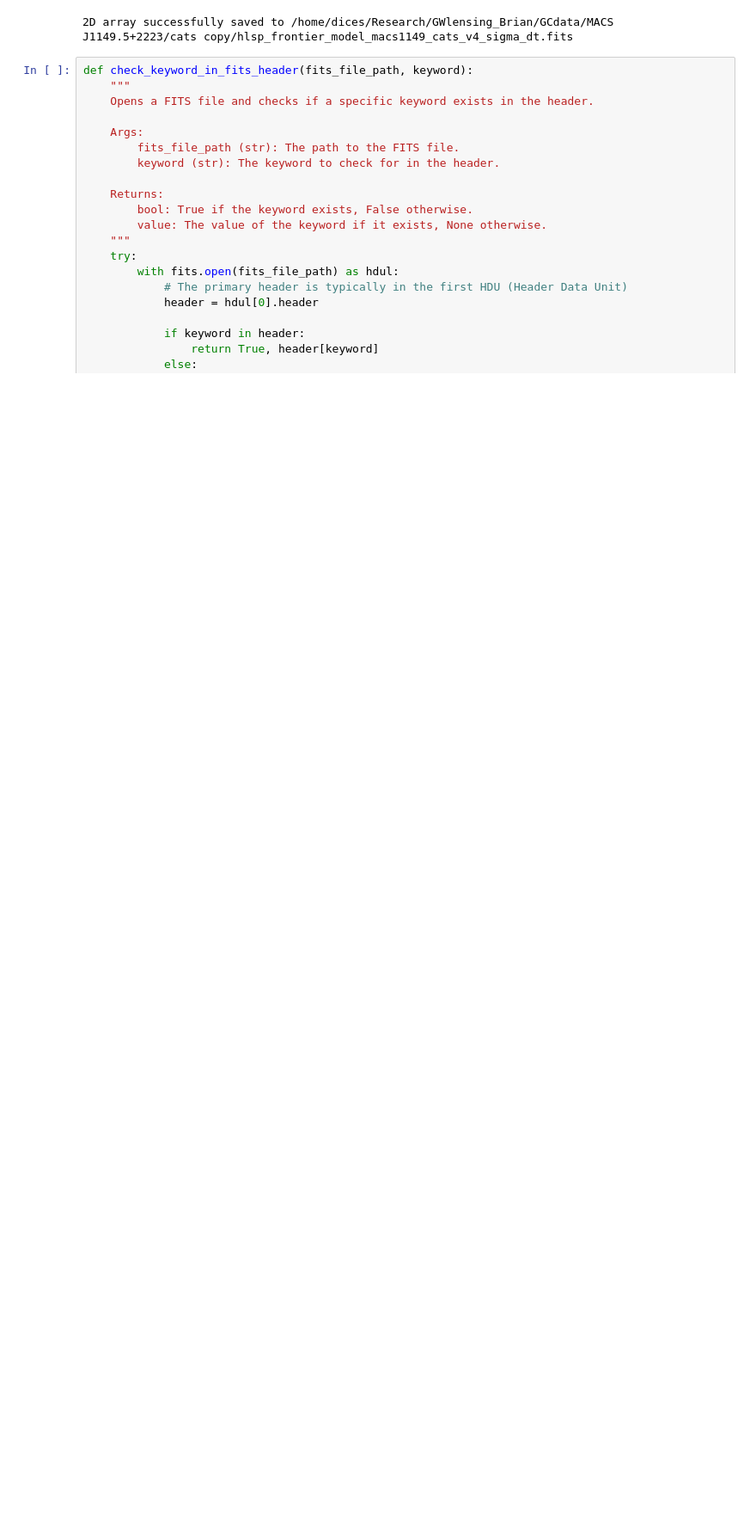
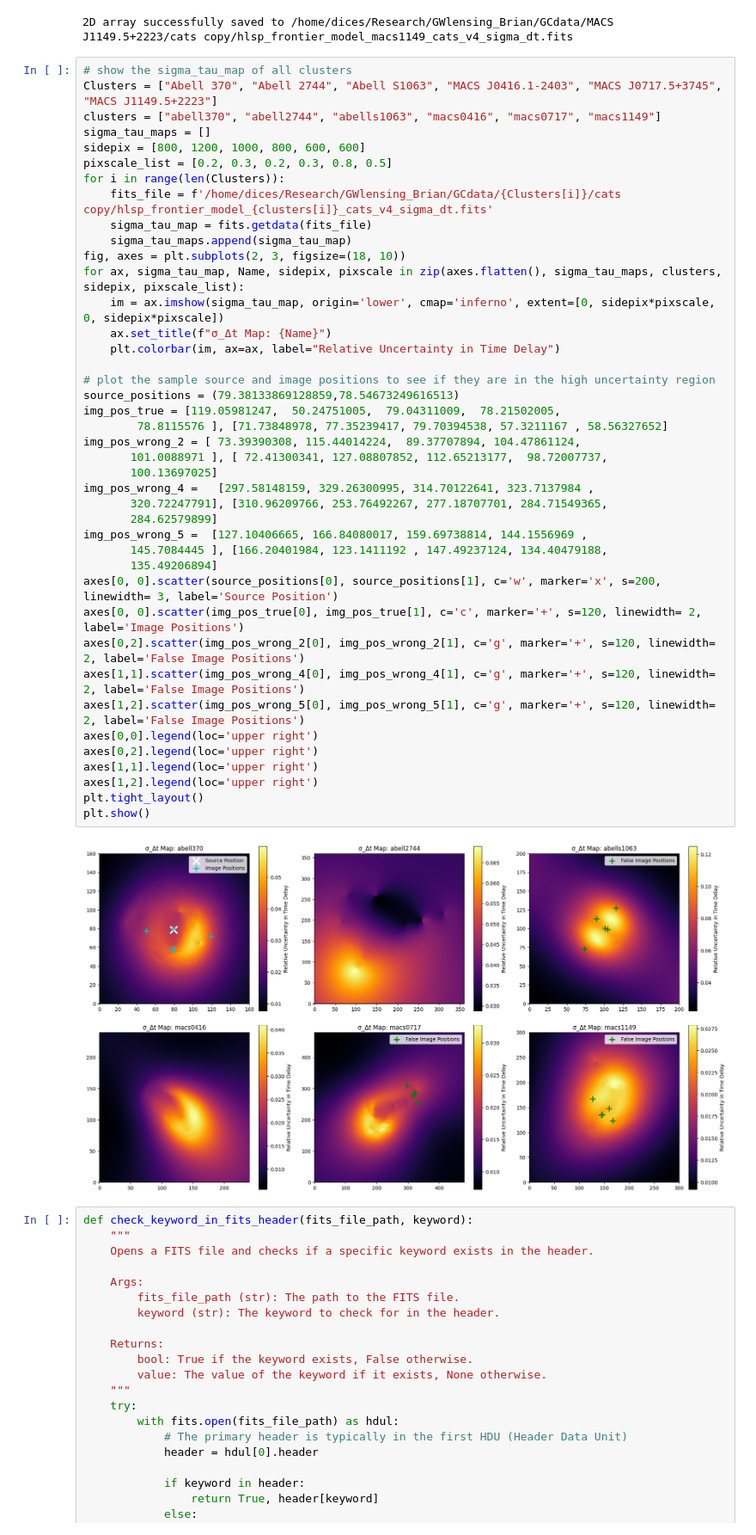
Before and after one commit to diceandcats/GWlensing_Brian, a Jupyter notebook: uncertainty.ipynb, the cells around one changed output. Shown at 86% size. Drawn from its saved outputs; the diff is of its cells as text; blank space fills up the shorter version.

```diff
--- a/uncertainty.ipynb
+++ b/uncertainty.ipynb
@@ -360,6 +360,49 @@ print(f"2D array successfully saved to {output_fits_file}")
 Time delay uncertainty map calculated. Shape: (600, 600)
 [figure]
 2D array successfully saved to /home/dices/Research/GWlensing_Brian/GCdata/MACS J1149.5+2223/cats copy/hlsp_frontier_model_macs1149_cats_v4_sigma_dt.fits
+# %%
+# show the sigma_tau_map of all clusters
+Clusters = ["Abell 370", "Abell 2744", "Abell S1063", "MACS J0416.1-2403", "MACS J0717.5+3745", "MACS J1149.5+2223"]
+clusters = ["abell370", "abell2744", "abells1063", "macs0416", "macs0717", "macs1149"]
+sigma_tau_maps = []
+sidepix = [800, 1200, 1000, 800, 600, 600]
+pixscale_list = [0.2, 0.3, 0.2, 0.3, 0.8, 0.5]
+for i in range(len(Clusters)):
+    fits_file = f'/home/dices/Research/GWlensing_Brian/GCdata/{Clusters[i]}/cats copy/hlsp_frontier_model_{clusters[i]}_cats_v4_sigma_dt.fits'
+    sigma_tau_map = fits.getdata(fits_file)
+    sigma_tau_maps.append(sigma_tau_map)
+fig, axes = plt.subplots(2, 3, figsize=(18, 10))
+for ax, sigma_tau_map, Name, sidepix, pixscale in zip(axes.flatten(), sigma_tau_maps, clusters, sidepix, pixscale_list):
+    im = ax.imshow(sigma_tau_map, origin='lower', cmap='inferno', extent=[0, sidepix*pixscale, 0, sidepix*pixscale])
+    ax.set_title(f"σ_Δt Map: {Name}")
+    plt.colorbar(im, ax=ax, label="Relative Uncertainty in Time Delay")
+
+# plot the sample source and image positions to see if they are in the high uncertainty region
+source_positions = (79.38133869128859,78.54673249616513)
+img_pos_true = [119.05981247,  50.24751005,  79.04311009,  78.21502005,
+        78.8115576 ], [71.73848978, 77.35239417, 79.70394538, 57.3211167 , 58.56327652]
+img_pos_wrong_2 = [ 73.39390308, 115.44014224,  89.37707894, 104.47861124,
+       101.0088971 ], [ 72.41300341, 127.08807852, 112.65213177,  98.72007737,
+       100.13697025]
+img_pos_wrong_4 =   [297.58148159, 329.26300995, 314.70122641, 323.7137984 ,
+       320.72247791], [310.96209766, 253.76492267, 277.18707701, 284.71549365,
+       284.62579899]
+img_pos_wrong_5 =  [127.10406665, 166.84080017, 159.69738814, 144.1556969 ,
+       145.7084445 ], [166.20401984, 123.1411192 , 147.49237124, 134.40479188,
+       135.49206894]
+axes[0, 0].scatter(source_positions[0], source_positions[1], c='w', marker='x', s=200, linewidth= 3, label='Source Position')
+axes[0, 0].scatter(img_pos_true[0], img_pos_true[1], c='c', marker='+', s=120, linewidth= 2, label='Image Positions')
+axes[0,2].scatter(img_pos_wrong_2[0], img_pos_wrong_2[1], c='g', marker='+', s=120, linewidth= 2, label='False Image Positions')
+axes[1,1].scatter(img_pos_wrong_4[0], img_pos_wrong_4[1], c='g', marker='+', s=120, linewidth= 2, label='False Image Positions')
+axes[1,2].scatter(img_pos_wrong_5[0], img_pos_wrong_5[1], c='g', marker='+', s=120, linewidth= 2, label='False Image Positions')
+axes[0,0].legend(loc='upper right')
+axes[0,2].legend(loc='upper right')
+axes[1,1].legend(loc='upper right')
+axes[1,2].legend(loc='upper right')
+plt.tight_layout()
+plt.show()
+# %% [output]
+[figure, added]
 # %%
 def check_keyword_in_fits_header(fits_file_path, keyword):
     """
```
Also changed, not shown: 9 other files.
